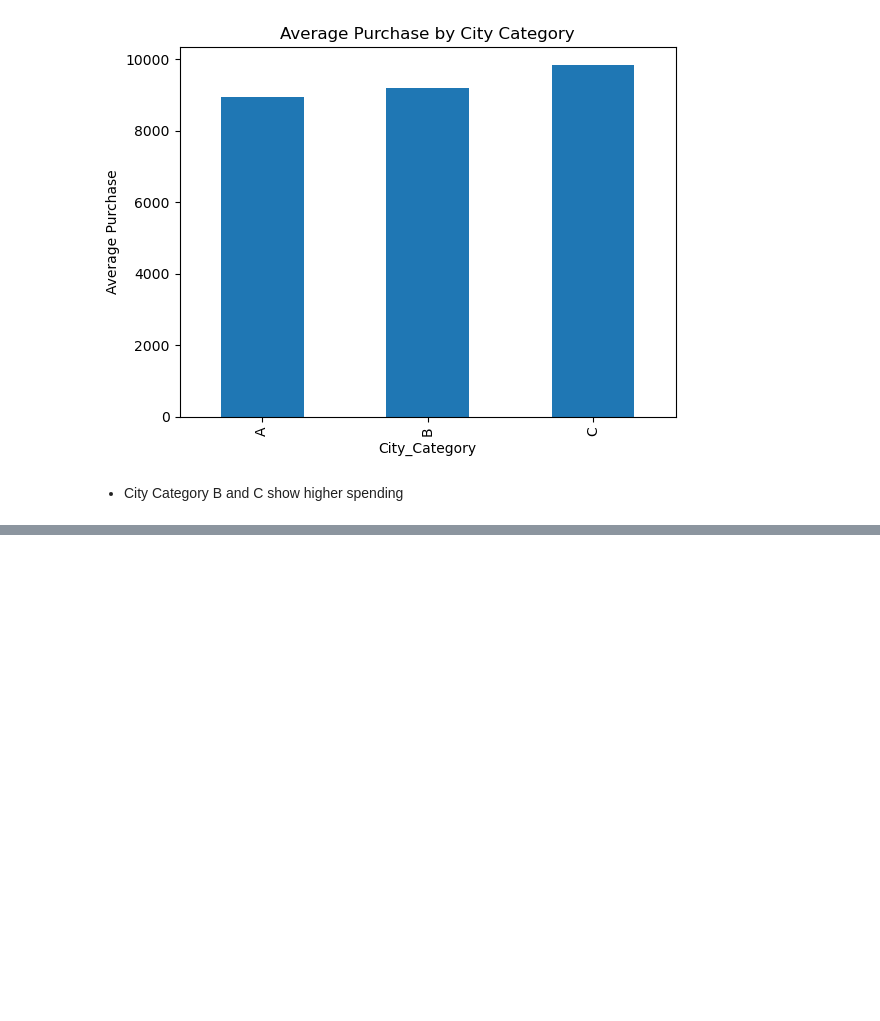
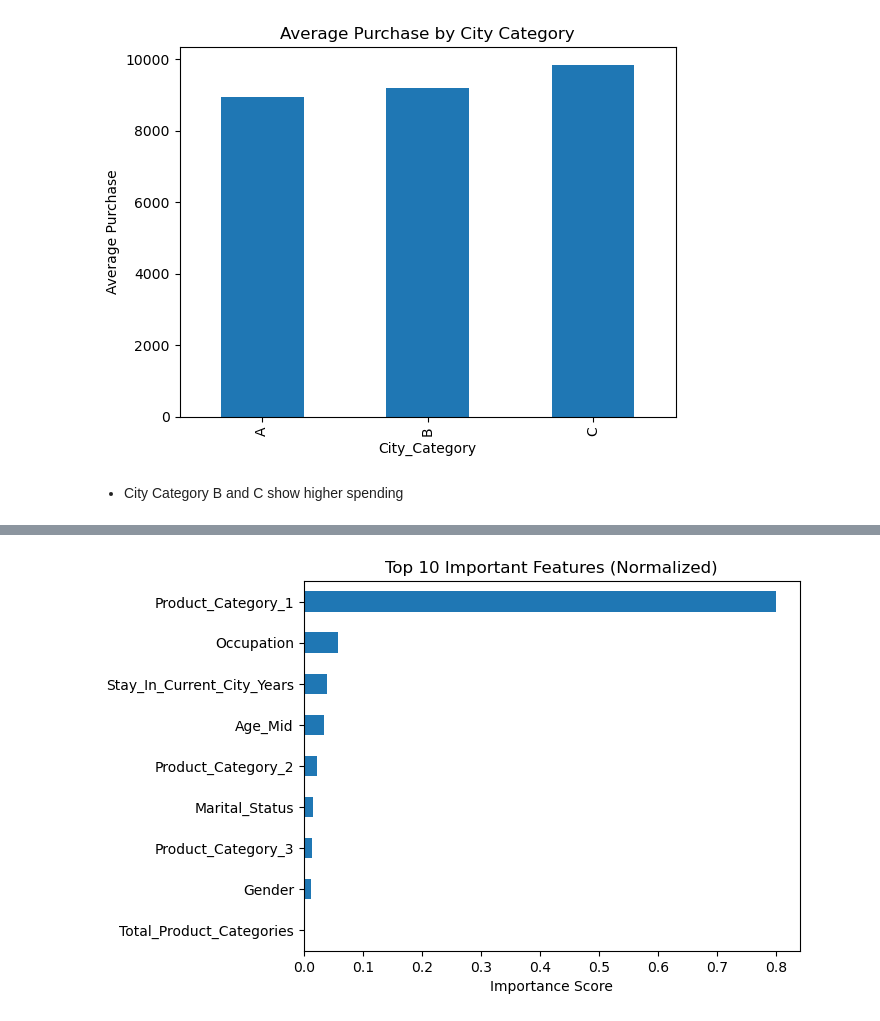
Before and after one commit to aashmanrai/black-friday-sale-analysis, a Jupyter notebook: Black-Friday.ipynb, the cells around one changed output, grey strips where cells are left out. Cells and saved outputs as stored; diff of their text form; code cells hidden in the pictures; blank space fills up the shorter version.

```diff
--- a/Black-Friday.ipynb
+++ b/Black-Friday.ipynb
@@ -256,0 +333,2 @@ plt.show()
+# %%
+X = pd.get_dummies(X, drop_first=True)
@@ -256,0 +337,5 @@ plt.show()
+# %%
+from sklearn.model_selection import train_test_split
+
+X_train, X_test, y_train, y_test = train_test_split(
+    X, y, test_size=0.2, random_state=42)
@@ -256,0 +397,3 @@ plt.show()
+# %%
+best_model = RandomForestRegressor(n_estimators=100, random_state=42)
+best_model.fit(X_train, y_train)
@@ -256,0 +402,7 @@ plt.show()
+# %%
+feature_importance = pd.Series(
+    best_model.feature_importances_,
+    index=X_train.columns
+).sort_values(ascending=False)
+
+feature_importance
@@ -256,0 +430,8 @@ plt.show()
+# %%
+feature_importance.sort_values(ascending=True).head(11).plot(kind='barh')
+
+plt.title("Top 10 Important Features (Normalized)")
+plt.xlabel("Importance Score")
+plt.show()
+# %% [output]
+[figure, added]
```
Also changed, not shown: parts of 30 cells of this notebook.
